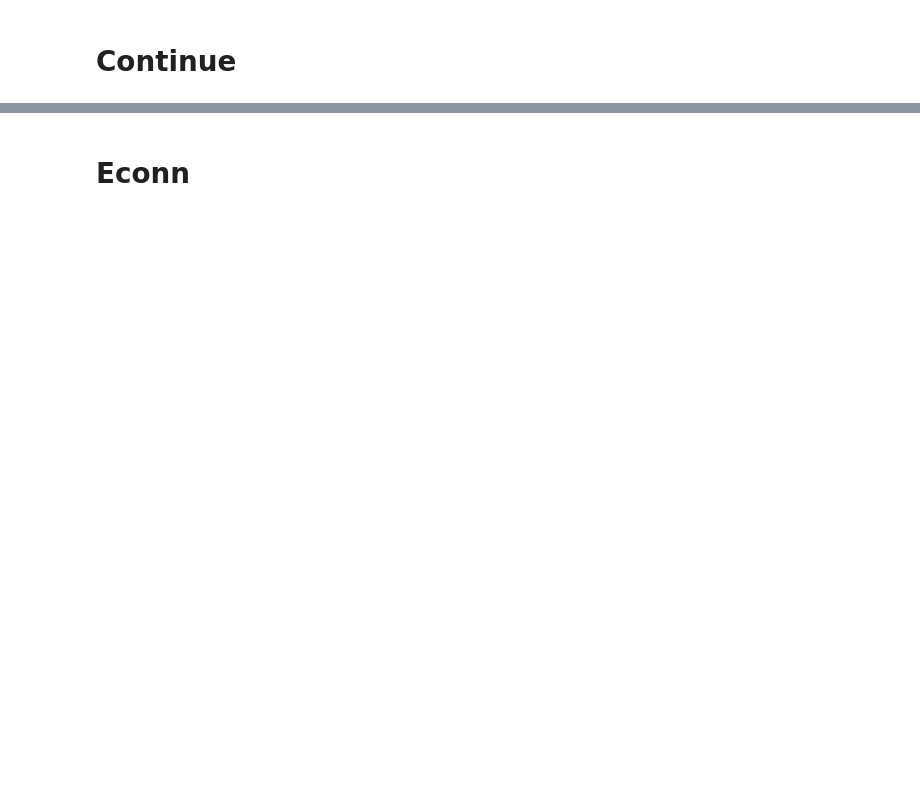
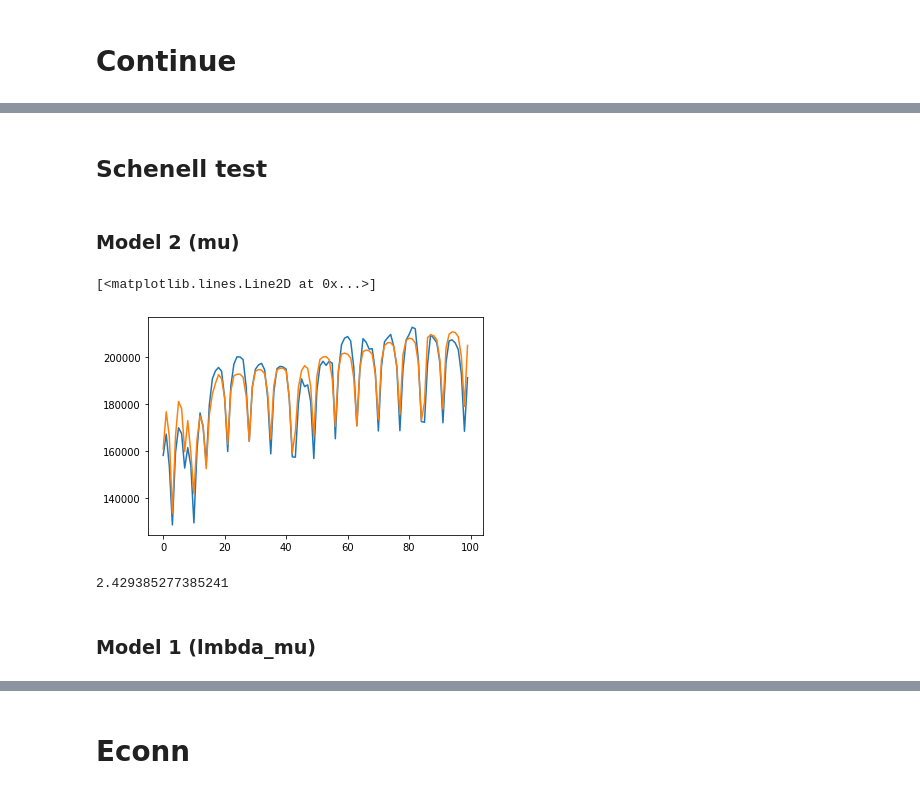
Before and after one commit to Gegori1/SVM, a Jupyter notebook: SVR/Libraries_prediction/Bayesian optimization.ipynb, the cells around one changed output, grey strips where cells are left out. Saved outputs shown, nothing was run; the diff lists cells and outputs as text; code cells hidden in the pictures; blank space fills up the shorter version.

```diff
--- a/SVR/Libraries_prediction/Bayesian optimization.ipynb
+++ b/SVR/Libraries_prediction/Bayesian optimization.ipynb
@@ -20,12 +22,12 @@ X1 = pd.read_csv("X.csv")
 
 X = X1.drop(["fecha"], axis = 1).to_numpy(); y = y1.to_numpy()
 
-# X, X_test, y, y_test = train_test_split(X, y, test_size = 40, shuffle = False)
+X, X_test, y, y_test = train_test_split(X, y, test_size = 100, shuffle = False)
 
-# scaler = MaxAbsScaler(); scaler.fit(X); X = scaler.transform(X)
-# X_test = scaler.transform(X_test)
+scaler = MaxAbsScaler(); scaler.fit(X); X = scaler.transform(X)
+X_test = scaler.transform(X_test)
 
-# scaler1 = MaxAbsScaler(); scaler1.fit(y); y = scaler1.transform(y).reshape(-1)
+scaler1 = MaxAbsScaler(); scaler1.fit(y); y = scaler1.transform(y).reshape(-1)
 # %% [markdown]
 # Continue
 # %%
@@ -165,3 +161,32 @@ optimizer.res[0]
 # %%
 # # optimize
 # optimizer.maximize(init_points=6, n_iter=20)
+# %% [markdown]
+## Schenell test
+# %% [markdown]
+### Model 2 (mu)
+# %%
+hyp = {
+    'kernel' : "rbf",
+    "C": 4.228517846555483,
+       "epsilon": 7.20604168948716,
+       "gamma": 0.0010113231069171437,
+       "mu": 0.7423118951773942
+}
+cvs = SVR_general_cvxopt(**hyp).fit(X, y)
+# %%
+pre = cvs.predict(X_test)
+# %%
+pre = scaler1.inverse_transform(pre.reshape(-1, 1))
+# %%
+plt.plot(y_test)
+plt.plot(pre)
+# %% [output]
+[<matplotlib.lines.Line2D at 0x...>]
+[figure, added]
+# %%
+np.mean(np.abs((y_test - pre)/y_test))*100
+# %% [output]
+2.429385277385241
+# %% [markdown]
+### Model 1 (lmbda_mu)
```
Also changed, not shown: parts of 11 cells of this notebook.
